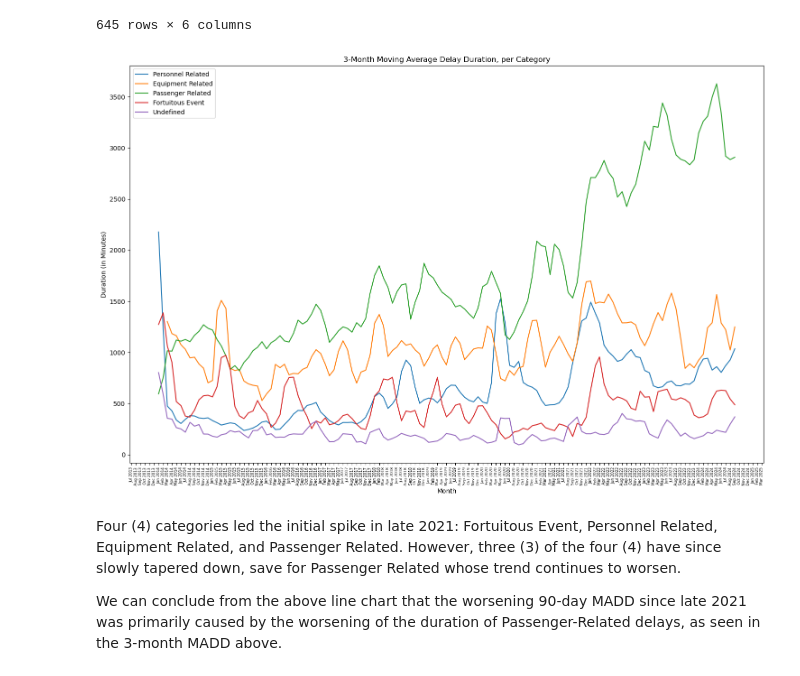
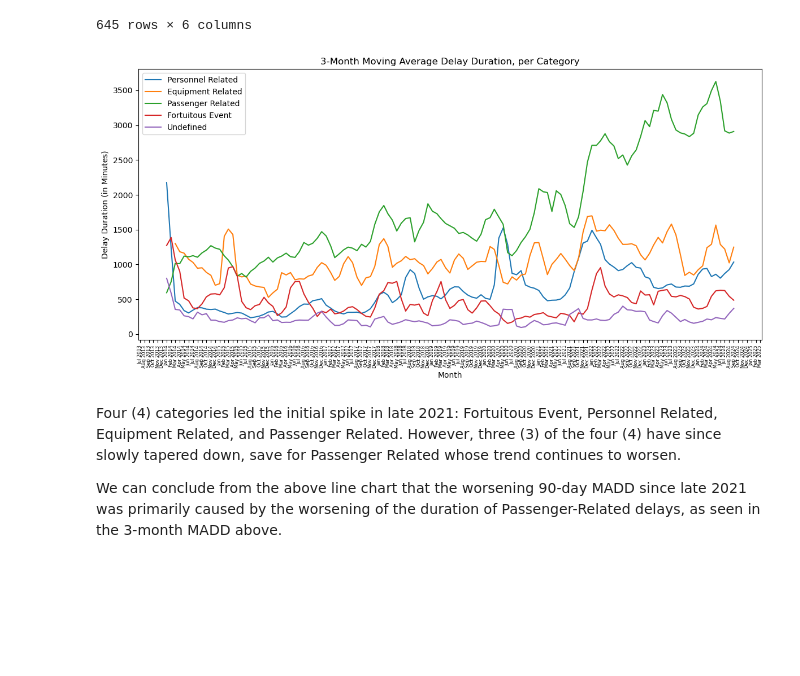
Before and after one commit to emem83/TTC-Delay-Dataset, a Jupyter notebook: TTC_Delay_Dataset_EDA.ipynb, the cells around one changed output. Saved outputs shown, nothing was run; the diff lists cells and outputs as text; code cells hidden in the pictures; blank space fills up the shorter version.

```diff
--- a/TTC_Delay_Dataset_EDA.ipynb
+++ b/TTC_Delay_Dataset_EDA.ipynb
@@ -274,24 +274,24 @@ grouped_delay_category
 645 rows × 6 columns
 # %%
 # plot in a line chart to look for trends per delay category using 3-month averages
-plt.figure(figsize = (15,10))
+plt.figure(figsize = (12,6))
 for category, color in colors.items():
     subset = grouped_delay_category[grouped_delay_category['delay_category'] == category]
     plt.plot(subset['datetime'],
              subset['3-Month MA'],
              label = category)
 
 plt.title('3-Month Moving Average Delay Duration, per Category')
 plt.xlabel('Month')
 plt.gca().xaxis.set_major_formatter(mdates.DateFormatter('%b %Y'))
 plt.gca().xaxis.set_major_locator(mdates.MonthLocator())
 plt.xticks(rotation = 90, fontsize = 6)
-plt.ylabel('Duration (in Minutes)')
+plt.ylabel('Delay Duration (in Minutes)')
 plt.legend()
 plt.tight_layout()
 plt.show()
 # %% [output]
-[figure, old version]
+[figure, new version]
 # %% [markdown]
 Four (4) categories led the initial spike in late 2021: Fortuitous Event, Personnel Related, Equipment Related, and Passenger Related. However, three (3) of the four (4) have since slowly tapered down, save for Passenger Related whose trend continues to worsen.
 
```
Also changed, not shown: parts of 12 cells of this notebook.
